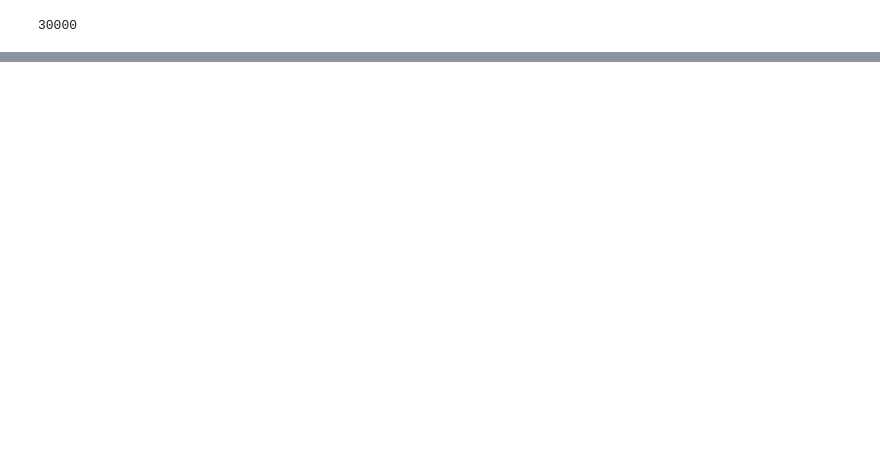
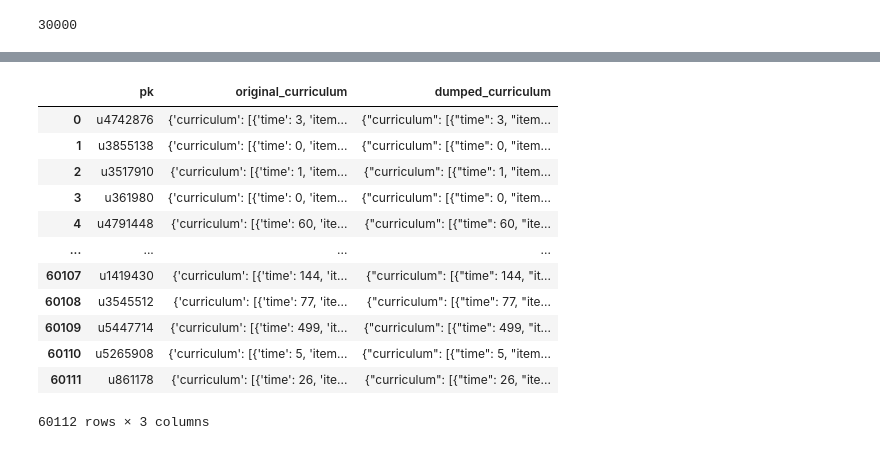
Before and after one commit to f17coders/ClassHub, a Jupyter notebook: data/udemy/preprocess_lecture.ipynb, the cells around one changed output, grey strips where cells are left out. Saved outputs shown, nothing was run; the diff lists cells and outputs as text; code cells hidden in the pictures; blank space fills up the shorter version.

```diff
--- a/data/udemy/preprocess_lecture.ipynb
+++ b/data/udemy/preprocess_lecture.ipynb
@@ -265,0 +444,17 @@ json.dumps(curriculum)
+# %%
+curriculum_df = pd.read_csv("./new_udemy_lectures_dummy_curriculum.csv")
+curriculum_df
+# %% [output]
+|  | pk | original_curriculum | dumped_curriculum |
+| 0 | u4742876 | {'curriculum': [{'time': 3, 'item... | {"curriculum": [{"time": 3, "item... |
+| 1 | u3855138 | {'curriculum': [{'time': 0, 'item... | {"curriculum": [{"time": 0, "item... |
+| 2 | u3517910 | {'curriculum': [{'time': 1, 'item... | {"curriculum": [{"time": 1, "item... |
+| 3 | u361980 | {'curriculum': [{'time': 0, 'item... | {"curriculum": [{"time": 0, "item... |
+| 4 | u4791448 | {'curriculum': [{'time': 60, 'ite... | {"curriculum": [{"time": 60, "ite... |
+| ... | ... | ... | ... |
+| 60107 | u1419430 | {'curriculum': [{'time': 144, 'it... | {"curriculum": [{"time": 144, "it... |
+| 60108 | u3545512 | {'curriculum': [{'time': 77, 'ite... | {"curriculum": [{"time": 77, "ite... |
+| 60109 | u5447714 | {'curriculum': [{'time': 499, 'it... | {"curriculum": [{"time": 499, "it... |
+| 60110 | u5265908 | {'curriculum': [{'time': 5, 'item... | {"curriculum": [{"time": 5, "item... |
+| 60111 | u861178 | {'curriculum': [{'time': 26, 'ite... | {"curriculum": [{"time": 26, "ite... |
+60112 rows × 3 columns
```
Also changed, not shown: parts of 17 cells of this notebook, 3 other files.
